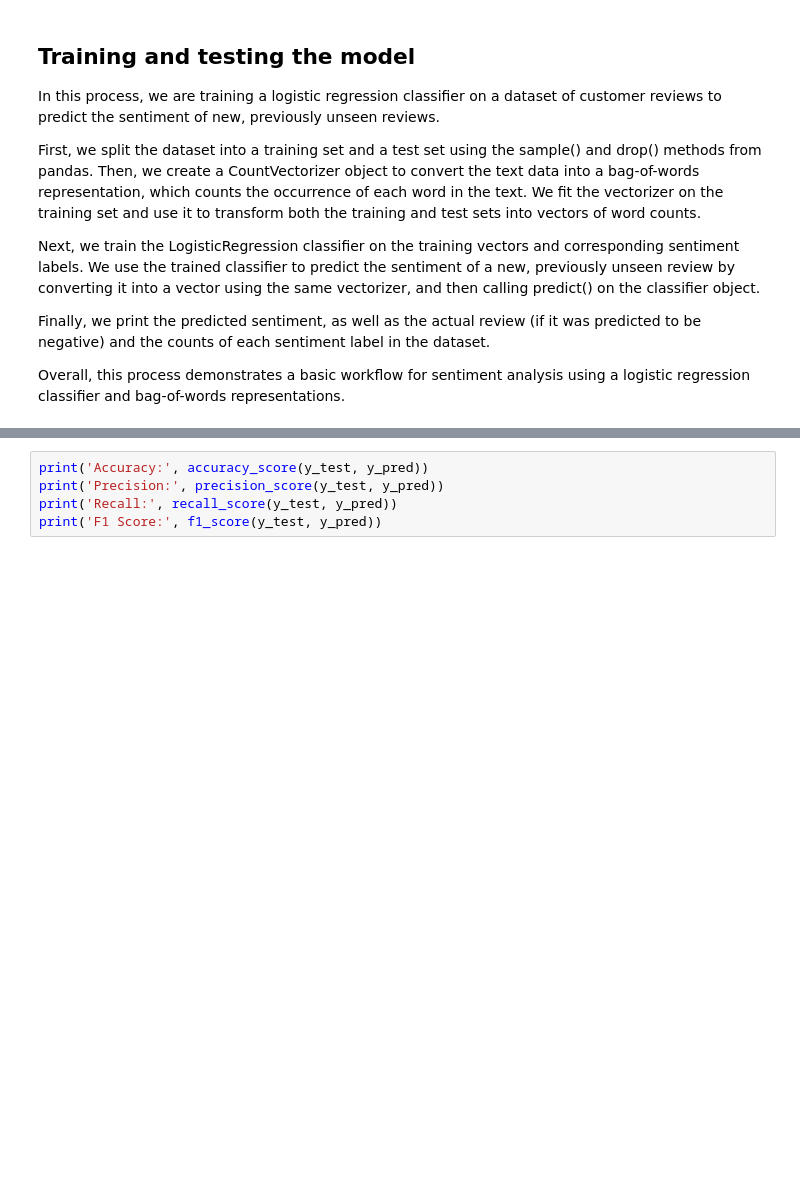
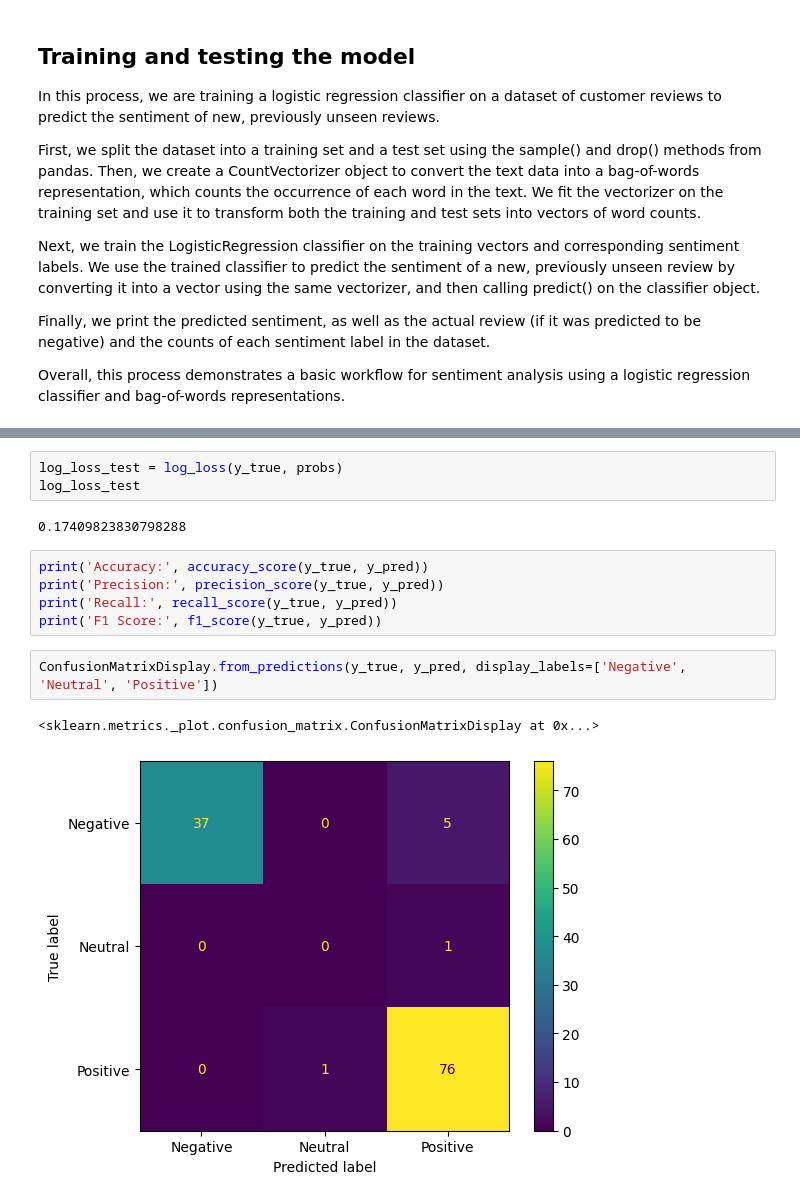
Before and after one commit to TheAgns/ExamProjectDataScience, a Jupyter notebook: Logistic Regression.ipynb, the cells around one changed output, grey strips where cells are left out. Saved outputs shown, nothing was run; the diff lists cells and outputs as text; blank space fills up the shorter version.

```diff
--- a/Logistic Regression.ipynb
+++ b/Logistic Regression.ipynb
@@ -92,8 +94,18 @@ print(report)
     accuracy                           0.94       120
    macro avg       0.64      0.62      0.63       120
 weighted avg       0.94      0.94      0.94       120
+# %%
+log_loss_test = log_loss(y_true, probs)
+log_loss_test
+# %% [output]
+0.17409823830798288
 # %%
-print('Accuracy:', accuracy_score(y_test, y_pred))
-print('Precision:', precision_score(y_test, y_pred))
-print('Recall:', recall_score(y_test, y_pred))
-print('F1 Score:', f1_score(y_test, y_pred))
+print('Accuracy:', accuracy_score(y_true, y_pred))
+print('Precision:', precision_score(y_true, y_pred))
+print('Recall:', recall_score(y_true, y_pred))
+print('F1 Score:', f1_score(y_true, y_pred))
+# %%
+ConfusionMatrixDisplay.from_predictions(y_true, y_pred, display_labels=['Negative', 'Neutral', 'Positive'])
+# %% [output]
+<sklearn.metrics._plot.confusion_matrix.ConfusionMatrixDisplay at 0x...>
+[figure, added]
```
Also changed, not shown: parts of 4 cells of this notebook, 1 other file.
